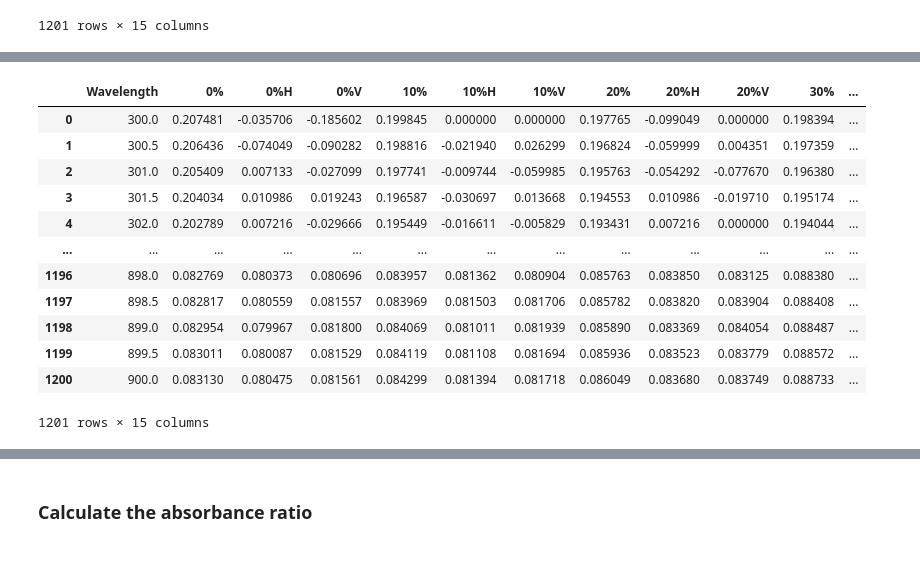
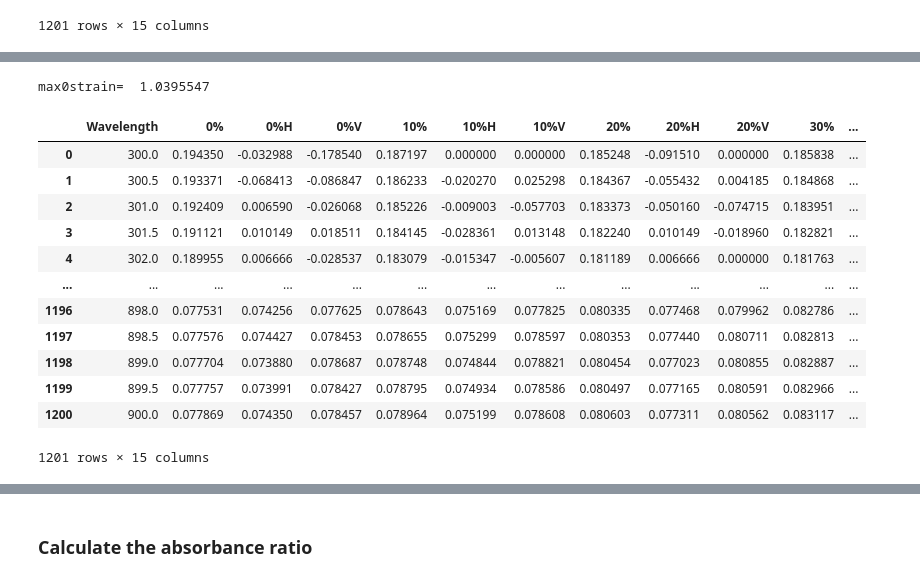
Before and after one commit to trilusa/UV-vis, a Jupyter notebook: polarized_uv-vis_plotting.ipynb, the cells around one changed output, grey strips where cells are left out. Cells and saved outputs as stored; diff of their text form; code cells hidden in the pictures.

```diff
--- a/polarized_uv-vis_plotting.ipynb
+++ b/polarized_uv-vis_plotting.ipynb
@@ -155,20 +155,45 @@ for i, column in enumerate([col for col in df_corrected.columns if 'H' in col an
 for i, column in enumerate([col for col in df_corrected.columns if 'V' in col and 'baseline' not in col]):
     df_corrected[column] = raw_df[column].values - raw_df['V_baseline'].values
 
-df_corrected
+df_normalized = df_corrected.copy
+
+max0= max(df_corrected['0%'])
+max0H = max(df_corrected['0%H'])
+max0V = max(df_corrected['0%V'])
+
+print("max0strain= " , max0V)
 # %% [output]
-|  | Wavelength | 0% | 0%H | 0%V | 10% | 10%H | 10%V | 20% | 20%H | 20%V | 30% | ... |
-| 0 | 300.0 | 0.207481 | -0.035706 | -0.185602 | 0.199845 | 0.000000 | 0.000000 | 0.197765 | -0.099049 | 0.000000 | 0.198394 | ... |
-| 1 | 300.5 | 0.206436 | -0.074049 | -0.090282 | 0.198816 | -0.021940 | 0.026299 | 0.196824 | -0.059999 | 0.004351 | 0.197359 | ... |
-| 2 | 301.0 | 0.205409 | 0.007133 | -0.027099 | 0.197741 | -0.009744 | -0.059985 | 0.195763 | -0.054292 | -0.077670 | 0.196380 | ... |
-| 3 | 301.5 | 0.204034 | 0.010986 | 0.019243 | 0.196587 | -0.030697 | 0.013668 | 0.194553 | 0.010986 | -0.019710 | 0.195174 | ... |
-| 4 | 302.0 | 0.202789 | 0.007216 | -0.029666 | 0.195449 | -0.016611 | -0.005829 | 0.193431 | 0.007216 | 0.000000 | 0.194044 | ... |
-| ... | ... | ... | ... | ... | ... | ... | ... | ... | ... | ... | ... | ... |
-| 1196 | 898.0 | 0.082769 | 0.080373 | 0.080696 | 0.083957 | 0.081362 | 0.080904 | 0.085763 | 0.083850 | 0.083125 | 0.088380 | ... |
-| 1197 | 898.5 | 0.082817 | 0.080559 | 0.081557 | 0.083969 | 0.081503 | 0.081706 | 0.085782 | 0.083820 | 0.083904 | 0.088408 | ... |
-| 1198 | 899.0 | 0.082954 | 0.079967 | 0.081800 | 0.084069 | 0.081011 | 0.081939 | 0.085890 | 0.083369 | 0.084054 | 0.088487 | ... |
-| 1199 | 899.5 | 0.083011 | 0.080087 | 0.081529 | 0.084119 | 0.081108 | 0.081694 | 0.085936 | 0.083523 | 0.083779 | 0.088572 | ... |
-| 1200 | 900.0 | 0.083130 | 0.080475 | 0.081561 | 0.084299 | 0.081394 | 0.081718 | 0.086049 | 0.083680 | 0.083749 | 0.088733 | ... |
-1201 rows × 15 columns
+max0strain=  1.0395547
+# %%
+df_normalized = df_corrected.copy()
+
+max0= max(df_corrected['0%'])
+max0H = max(df_corrected['0%H'])
+max0V = max(df_corrected['0%V'])
+
+for i, column in enumerate([col for col in df_corrected.columns if 'H' in col and 'baseline' not in col]):
+    df_normalized[column] = df_corrected[column].values / max0H
+
+for i, column in enumerate([col for col in df_corrected.columns if 'V' in col and 'baseline' not in col]):
+    df_normalized[column] = df_corrected[column].values / max0V
+
+for i, column in enumerate([col for col in df_corrected.columns if 'V' not in col and 'H' not in col and 'baseline' not in col and 'Wavelength' not in col]):
+    df_normalized[column] = df_corrected[column].values / max0
+
+df_normalized
+# %% [output]
+|  | Wavelength | 0% | 0%H | 0%V | 10% | 10%H | 10%V | 20% | 20%H | 20%V | 30% | ... |
+| 0 | 300.0 | 0.194350 | -0.032988 | -0.178540 | 0.187197 | 0.000000 | 0.000000 | 0.185248 | -0.091510 | 0.000000 | 0.185838 | ... |
+| 1 | 300.5 | 0.193371 | -0.068413 | -0.086847 | 0.186233 | -0.020270 | 0.025298 | 0.184367 | -0.055432 | 0.004185 | 0.184868 | ... |
+| 2 | 301.0 | 0.192409 | 0.006590 | -0.026068 | 0.185226 | -0.009003 | -0.057703 | 0.183373 | -0.050160 | -0.074715 | 0.183951 | ... |
+| 3 | 301.5 | 0.191121 | 0.010149 | 0.018511 | 0.184145 | -0.028361 | 0.013148 | 0.182240 | 0.010149 | -0.018960 | 0.182821 | ... |
+| 4 | 302.0 | 0.189955 | 0.006666 | -0.028537 | 0.183079 | -0.015347 | -0.005607 | 0.181189 | 0.006666 | 0.000000 | 0.181763 | ... |
+| ... | ... | ... | ... | ... | ... | ... | ... | ... | ... | ... | ... | ... |
+| 1196 | 898.0 | 0.077531 | 0.074256 | 0.077625 | 0.078643 | 0.075169 | 0.077825 | 0.080335 | 0.077468 | 0.079962 | 0.082786 | ... |
+| 1197 | 898.5 | 0.077576 | 0.074427 | 0.078453 | 0.078655 | 0.075299 | 0.078597 | 0.080353 | 0.077440 | 0.080711 | 0.082813 | ... |
+| 1198 | 899.0 | 0.077704 | 0.073880 | 0.078687 | 0.078748 | 0.074844 | 0.078821 | 0.080454 | 0.077023 | 0.080855 | 0.082887 | ... |
+| 1199 | 899.5 | 0.077757 | 0.073991 | 0.078427 | 0.078795 | 0.074934 | 0.078586 | 0.080497 | 0.077165 | 0.080591 | 0.082966 | ... |
+| 1200 | 900.0 | 0.077869 | 0.074350 | 0.078457 | 0.078964 | 0.075199 | 0.078608 | 0.080603 | 0.077311 | 0.080562 | 0.083117 | ... |
+1201 rows × 15 columns
 # %%
 ##### plotting final corected #####
```
Also changed, not shown: parts of 5 cells of this notebook, 10 other files.
